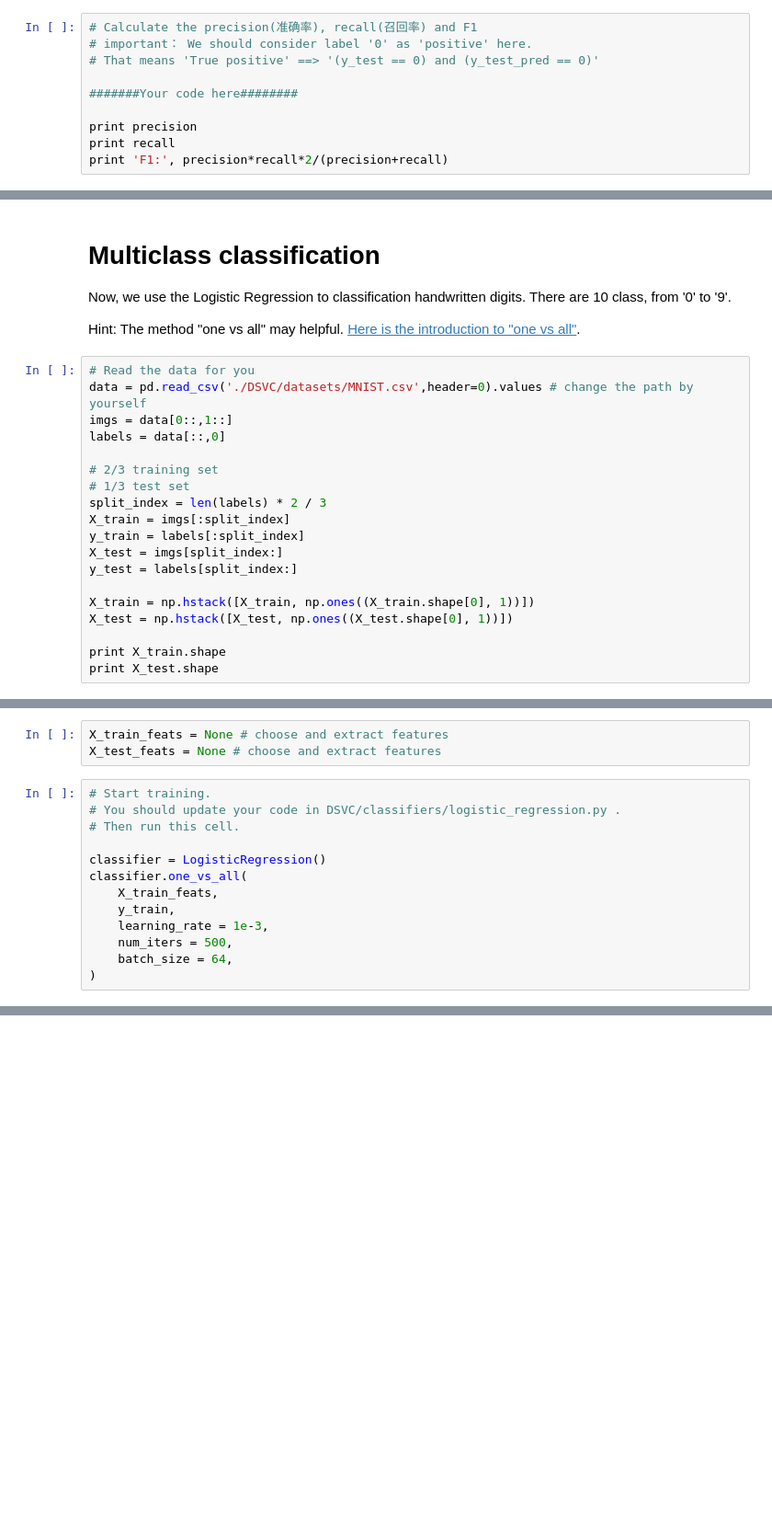
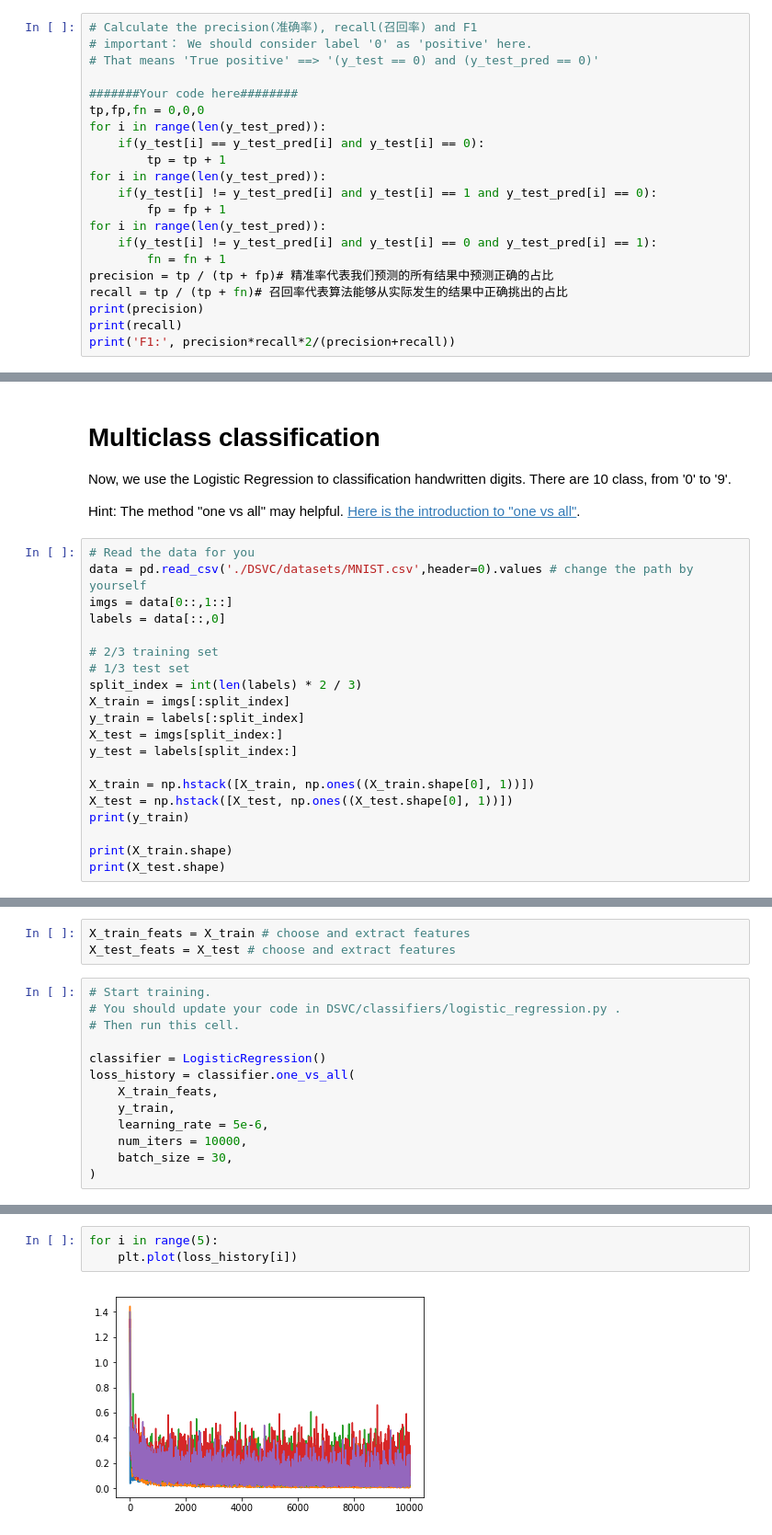
Before and after one commit to shentibeitaokongle/DSVC, a Jupyter notebook: assignment3/homework/logistic_regression.ipynb, the cells around one changed output, grey strips where cells are left out. Shown at 92% size. Drawn from its saved outputs; the diff is of its cells as text; blank space fills up the shorter version.

```diff
--- a/assignment3/homework/logistic_regression.ipynb
+++ b/assignment3/homework/logistic_regression.ipynb
@@ -155,8 +154,19 @@ You may need this:
 # That means 'True positive' ==> '(y_test == 0) and (y_test_pred == 0)'
 
 #######Your code here########
-
-print precision
-print recall
-print 'F1:', precision*recall*2/(precision+recall)
+tp,fp,fn = 0,0,0
+for i in range(len(y_test_pred)):
+    if(y_test[i] == y_test_pred[i] and y_test[i] == 0):
+        tp = tp + 1
+for i in range(len(y_test_pred)):
+    if(y_test[i] != y_test_pred[i] and y_test[i] == 1 and y_test_pred[i] == 0):
+        fp = fp + 1
+for i in range(len(y_test_pred)):
+    if(y_test[i] != y_test_pred[i] and y_test[i] == 0 and y_test_pred[i] == 1):
+        fn = fn + 1
+precision = tp / (tp + fp)# 精准率代表我们预测的所有结果中预测正确的占比
+recall = tp / (tp + fn)# 召回率代表算法能够从实际发生的结果中正确挑出的占比
+print(precision)
+print(recall)
+print('F1:', precision*recall*2/(precision+recall))
 # %% [output]
@@ -178,7 +190,7 @@ labels = data[::,0]
 
 # 2/3 training set
 # 1/3 test set
-split_index = len(labels) * 2 / 3
+split_index = int(len(labels) * 2 / 3)
 X_train = imgs[:split_index]
 y_train = labels[:split_index]
 X_test = imgs[split_index:]
@@ -186,6 +198,7 @@ y_test = labels[split_index:]
 
 X_train = np.hstack([X_train, np.ones((X_train.shape[0], 1))])
 X_test = np.hstack([X_test, np.ones((X_test.shape[0], 1))])
+print(y_train)
 
-print X_train.shape
-print X_test.shape
+print(X_train.shape)
+print(X_test.shape)
@@ -192,16 +209,16 @@ print X_test.shape
 # %%
-X_train_feats = None # choose and extract features
-X_test_feats = None # choose and extract features
+X_train_feats = X_train # choose and extract features
+X_test_feats = X_test # choose and extract features
 # %%
 # Start training.
 # You should update your code in DSVC/classifiers/logistic_regression.py .
 # Then run this cell.
 
 classifier = LogisticRegression()
-classifier.one_vs_all(
+loss_history = classifier.one_vs_all(
     X_train_feats,
     y_train,
-    learning_rate = 1e-3,
-    num_iters = 500,
-    batch_size = 64,
+    learning_rate = 5e-6,
+    num_iters = 10000,
+    batch_size = 30,
 )
@@ -208,2 +245,7 @@ classifier.one_vs_all(
+# %%
+for i in range(5):
+    plt.plot(loss_history[i])
+# %% [output]
+[figure, added]
 # %%
 # you may change your code in function `predict`
```
Also changed, not shown: parts of 10 cells of this notebook, 2 other files.
